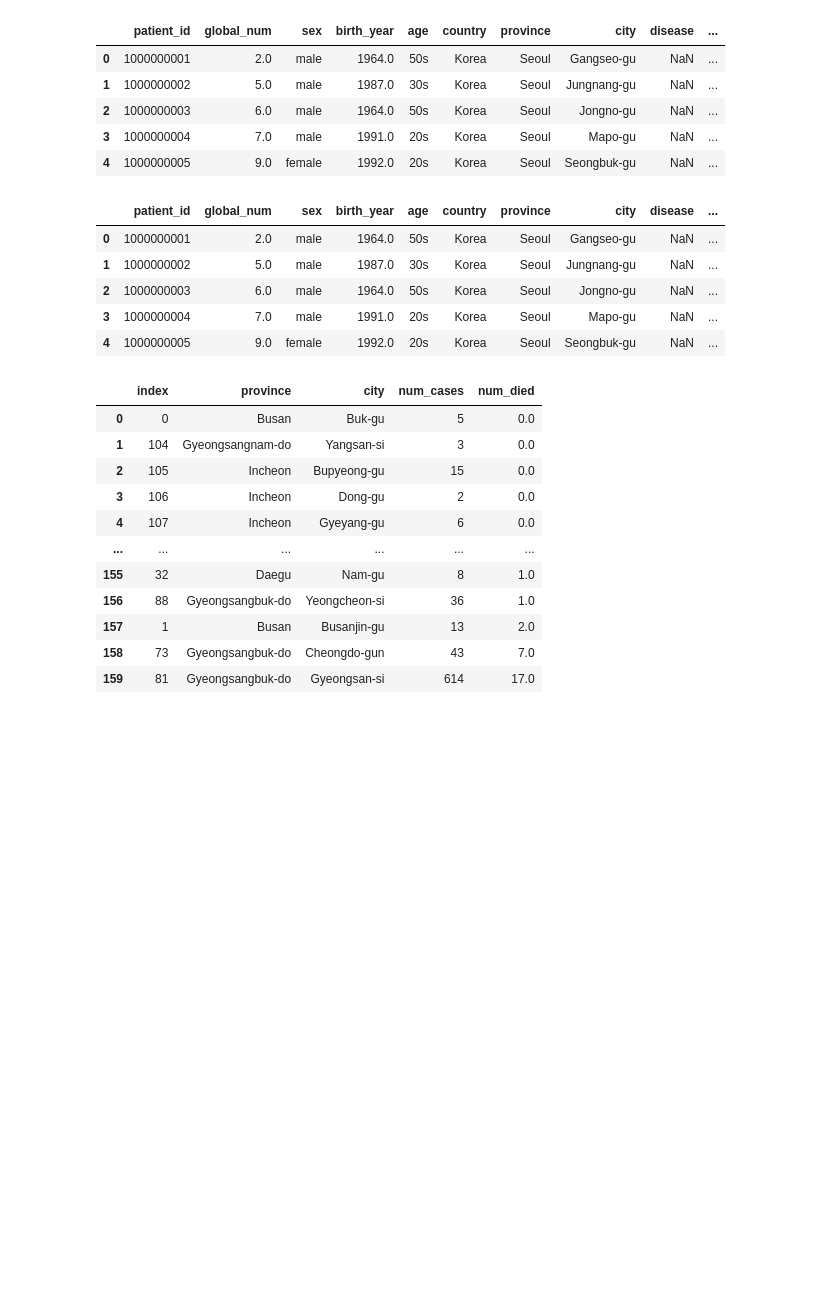
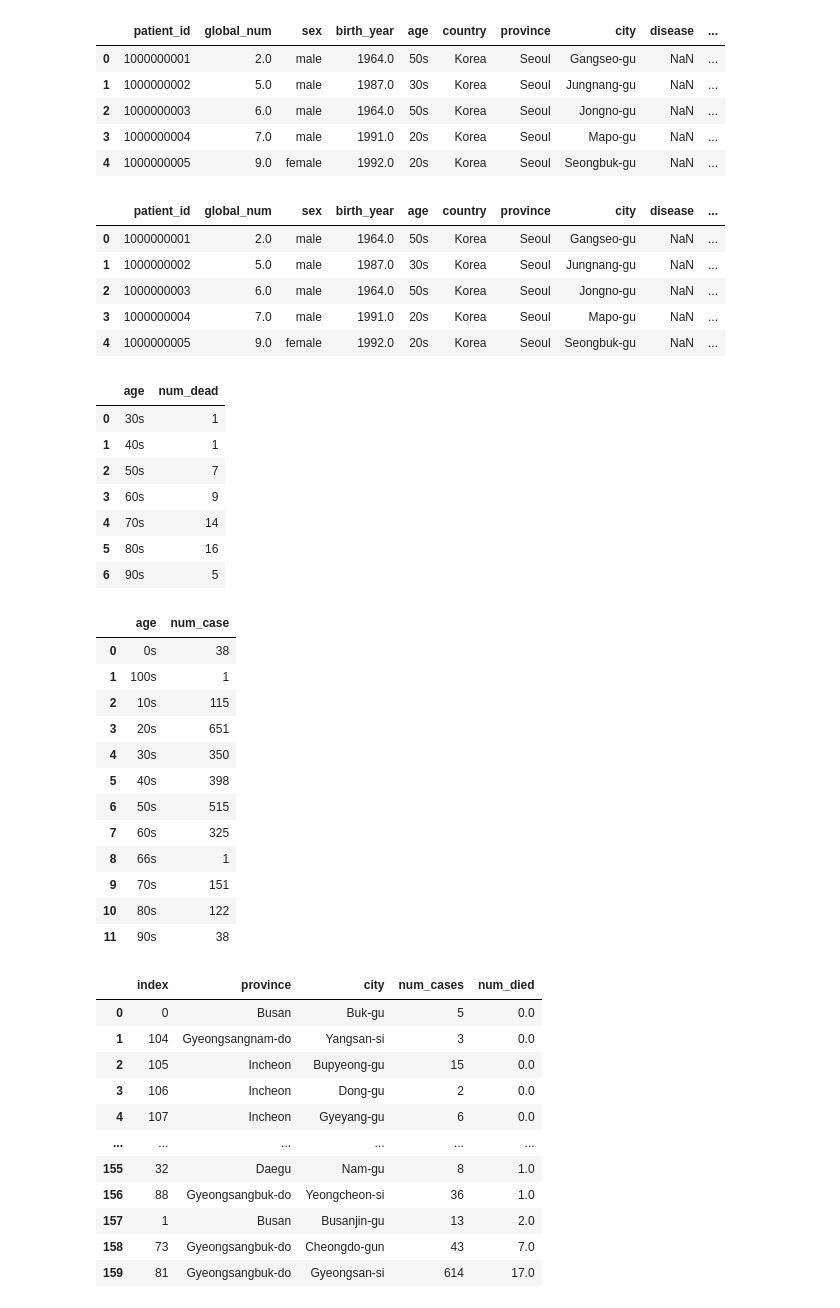
Before and after one commit to Nickjgniklu/FinalProject-CS6830, a Jupyter notebook: RegionsNick.ipynb, the cells around one changed output. Drawn from its saved outputs; the diff is of its cells as text; code cells hidden in the pictures; blank space fills up the shorter version.

Commit message:
death and cases count per age

```diff
--- a/RegionsNick.ipynb
+++ b/RegionsNick.ipynb
@@ -139,17 +139,40 @@ patients.head()
 | 2 | 1000000003 | 6.0 | male | 1964.0 | 50s | Korea | Seoul | Jongno-gu | NaN | ... |
 | 3 | 1000000004 | 7.0 | male | 1991.0 | 20s | Korea | Seoul | Mapo-gu | NaN | ... |
 | 4 | 1000000005 | 9.0 | female | 1992.0 | 20s | Korea | Seoul | Seongbuk-gu | NaN | ... |
-# %%
-
-patients["died"]=patients.state=="deceased"
-display(patients.head())
-# %% [output]
-|  | patient_id | global_num | sex | birth_year | age | country | province | city | disease | ... |
-| 0 | 1000000001 | 2.0 | male | 1964.0 | 50s | Korea | Seoul | Gangseo-gu | NaN | ... |
-| 1 | 1000000002 | 5.0 | male | 1987.0 | 30s | Korea | Seoul | Jungnang-gu | NaN | ... |
-| 2 | 1000000003 | 6.0 | male | 1964.0 | 50s | Korea | Seoul | Jongno-gu | NaN | ... |
-| 3 | 1000000004 | 7.0 | male | 1991.0 | 20s | Korea | Seoul | Mapo-gu | NaN | ... |
-| 4 | 1000000005 | 9.0 | female | 1992.0 | 20s | Korea | Seoul | Seongbuk-gu | NaN | ... |
+# %%
+
+patients["died"]=patients.state=="deceased"
+display(patients.head())
+display(patients[patients.died==True].groupby(['age']).agg(num_dead=('patient_id', 'count')).reset_index())
+patients[patients.died==False].groupby(['age']).agg(num_case=('patient_id', 'count')).reset_index()
+# %% [output]
+|  | patient_id | global_num | sex | birth_year | age | country | province | city | disease | ... |
+| 0 | 1000000001 | 2.0 | male | 1964.0 | 50s | Korea | Seoul | Gangseo-gu | NaN | ... |
+| 1 | 1000000002 | 5.0 | male | 1987.0 | 30s | Korea | Seoul | Jungnang-gu | NaN | ... |
+| 2 | 1000000003 | 6.0 | male | 1964.0 | 50s | Korea | Seoul | Jongno-gu | NaN | ... |
+| 3 | 1000000004 | 7.0 | male | 1991.0 | 20s | Korea | Seoul | Mapo-gu | NaN | ... |
+| 4 | 1000000005 | 9.0 | female | 1992.0 | 20s | Korea | Seoul | Seongbuk-gu | NaN | ... |
+|  | age | num_dead |
+| 0 | 30s | 1 |
+| 1 | 40s | 1 |
+| 2 | 50s | 7 |
+| 3 | 60s | 9 |
+| 4 | 70s | 14 |
+| 5 | 80s | 16 |
+| 6 | 90s | 5 |
+|  | age | num_case |
+| 0 | 0s | 38 |
+| 1 | 100s | 1 |
+| 2 | 10s | 115 |
+| 3 | 20s | 651 |
+| 4 | 30s | 350 |
+| 5 | 40s | 398 |
+| 6 | 50s | 515 |
+| 7 | 60s | 325 |
+| 8 | 66s | 1 |
+| 9 | 70s | 151 |
+| 10 | 80s | 122 |
+| 11 | 90s | 38 |
 # %%
 
 RegionTotals = patients.groupby(['province','city']).agg(num_cases=('patient_id', 'count'),num_died=('died', 'sum')).reset_index()
```
